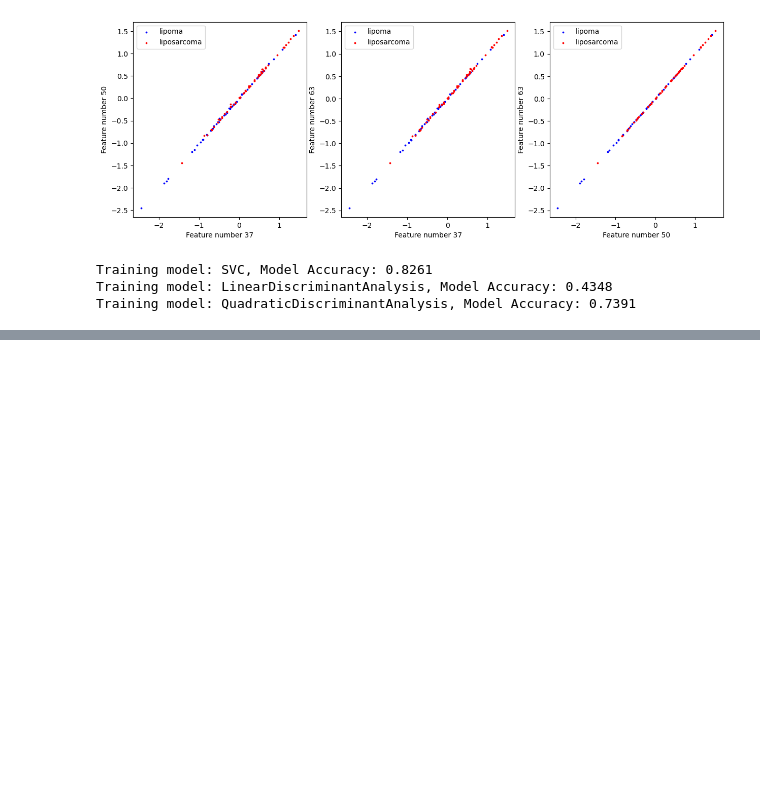
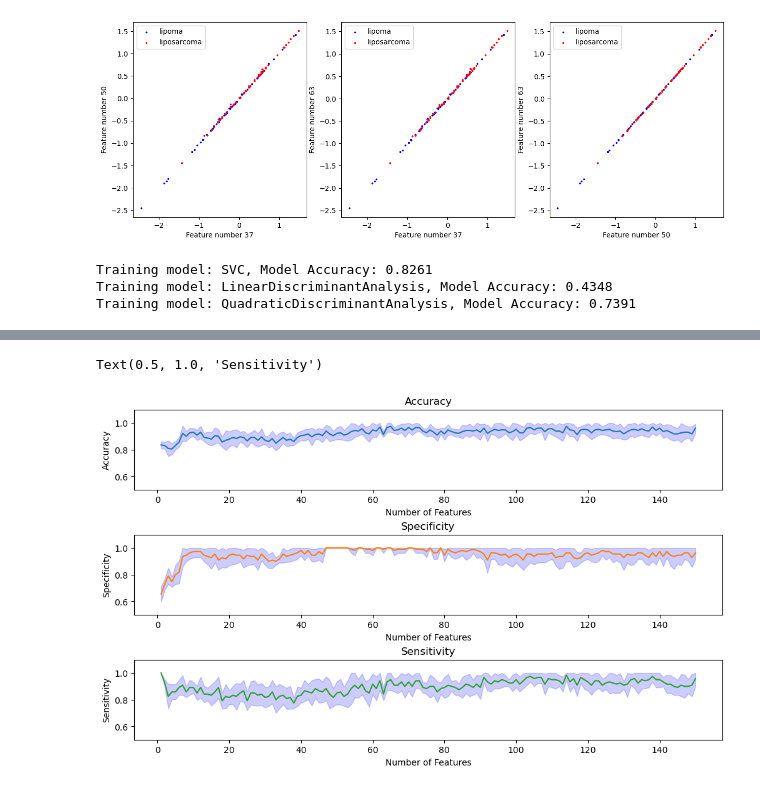
Before and after one commit to jolinevb/Lipo_ML, a Jupyter notebook: assignment.ipynb, the cells around one changed output, grey strips where cells are left out. Cells and saved outputs as stored; diff of their text form; code cells hidden in the pictures; blank space fills up the shorter version.

```diff
--- a/assignment.ipynb
+++ b/assignment.ipynb
@@ -689,0 +660,33 @@ accuracy: 0.4782608695652174, specificity: 0.9090909090909091, sensitivity: 0.08
+# %%
+# plot the accuracy scores for each feature with a confidence interval
+lower_bound_ac = (accuracy_df.mean() - accuracy_df.std())
+upper_bound_ac = (accuracy_df.mean() + accuracy_df.std()).clip(upper=1)
+lower_bound_sp = (specificity_df.mean() - specificity_df.std())
+upper_bound_sp = (specificity_df.mean() + specificity_df.std()).clip(upper=1)
+lower_bound_se = (sensitivity_df.mean() - sensitivity_df.std())
+upper_bound_se = (sensitivity_df.mean() + sensitivity_df.std()).clip(upper=1)
+
+fig, axis = plt.subplots(3, figsize=(10,6), constrained_layout=True)
+axis[0].plot(range(1, accuracy_df.shape[1]+1), accuracy_df.mean(), label='accuracy', color='tab:blue')
+axis[0].fill_between(range(1, accuracy_df.shape[1]+1), lower_bound_ac, upper_bound_ac, color='blue', alpha=0.2, label='+/- SD')
+axis[0].set_xlabel('Number of Features')
+axis[0].set_ylabel('Accuracy')
+axis[0].set_ylim(0.5, 1.1)
+axis[0].set_title('Accuracy')
+
+axis[1].plot(range(1, specificity_df.shape[1]+1), specificity_df.mean(), label='specificity', color='tab:orange')
+axis[1].fill_between(range(1, specificity_df.shape[1]+1), lower_bound_sp, upper_bound_sp, color='blue', alpha=0.2, label='+/- SD')
+axis[1].set_xlabel('Number of Features')
+axis[1].set_ylabel('Specificity')
+axis[1].set_ylim(0.5, 1.1)
+axis[1].set_title('Specificity')
+
+axis[2].plot(range(1, sensitivity_df.shape[1]+1), sensitivity_df.mean(), label='sensitivity', color='tab:green')
+axis[2].fill_between(range(1, sensitivity_df.shape[1]+1), lower_bound_se, upper_bound_se, color='blue', alpha=0.2, label='+/- SD')
+axis[2].set_xlabel('Number of Features')
+axis[2].set_ylabel('Sensitivity')
+axis[2].set_ylim(0.5, 1.1)
+axis[2].set_title('Sensitivity')
+# %% [output]
+Text(0.5, 1.0, 'Sensitivity')
+[figure, added]
```
Also changed, not shown: parts of 9 cells of this notebook.
